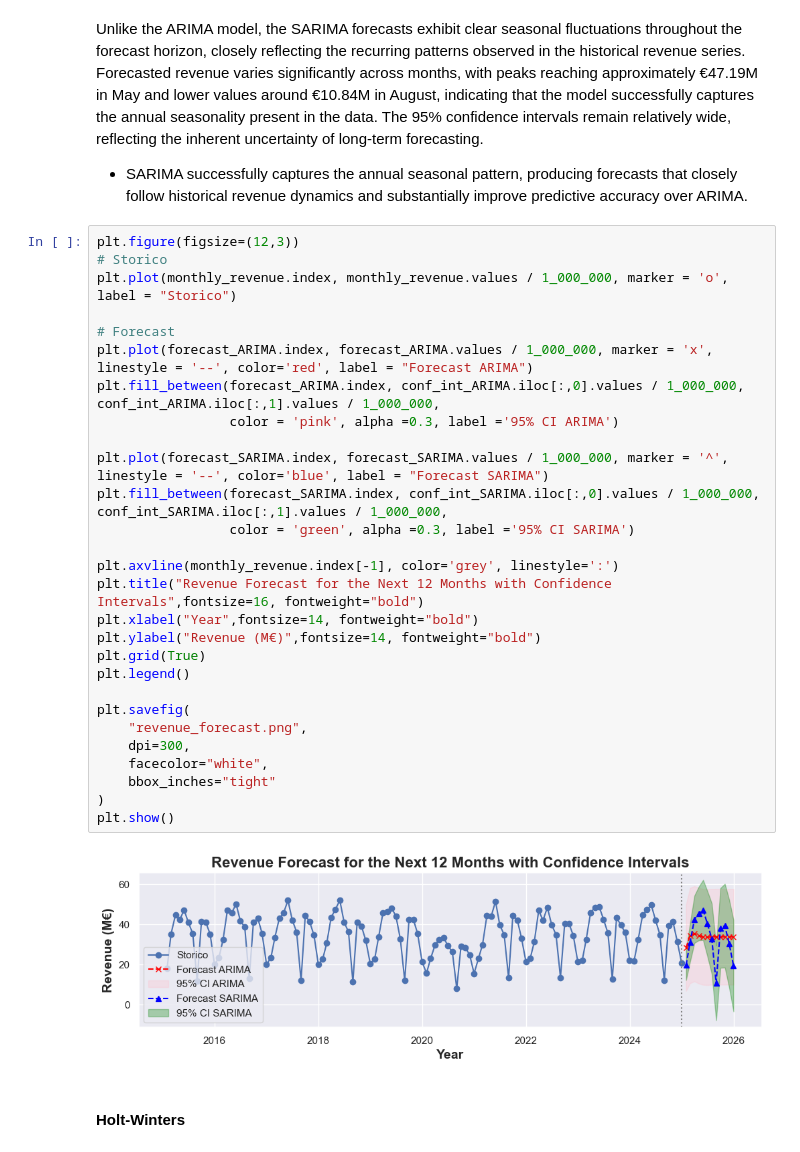
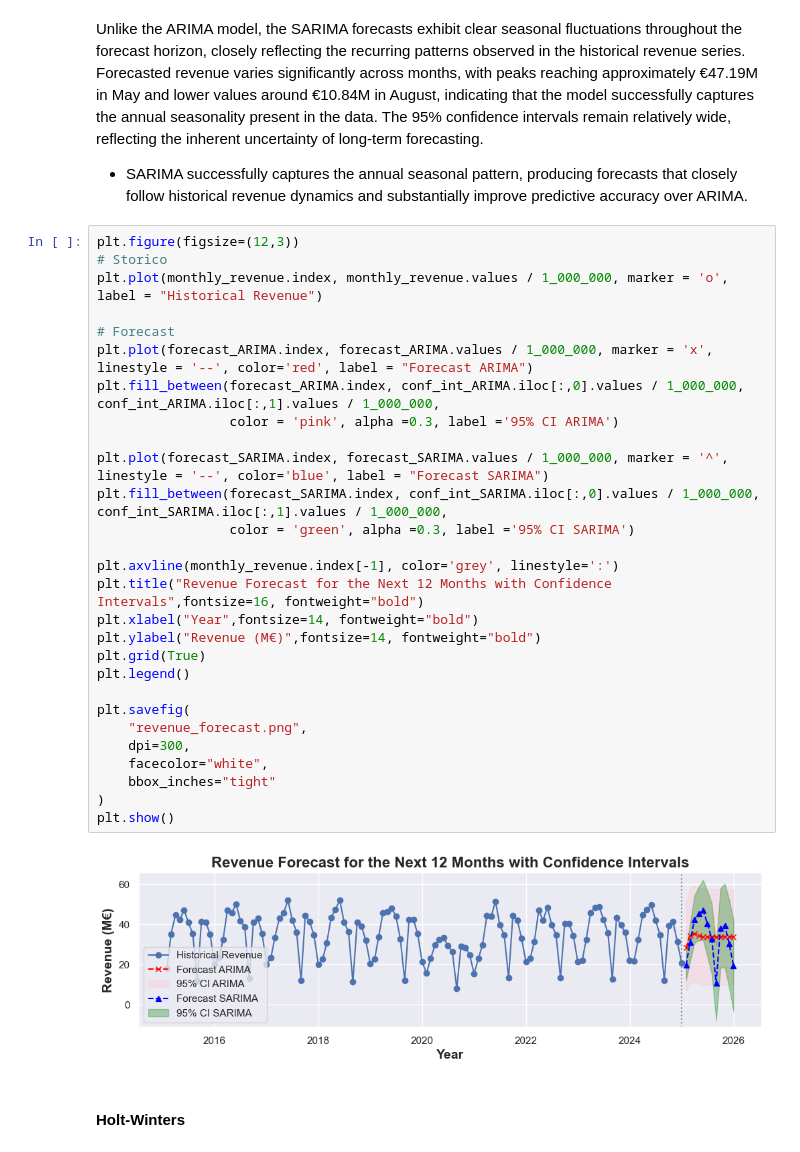
Before and after one commit to ericacorra-data/revenue-forecasting-business-case, a Jupyter notebook: business_revenue_forecasting.ipynb, the cells around one changed output. Saved outputs shown, nothing was run; the diff lists cells and outputs as text.

```diff
--- a/business_revenue_forecasting.ipynb
+++ b/business_revenue_forecasting.ipynb
@@ -470,33 +470,33 @@ Unlike the ARIMA model, the SARIMA forecasts exhibit clear seasonal fluctuations
 # %%
 plt.figure(figsize=(12,3))
 # Storico
-plt.plot(monthly_revenue.index, monthly_revenue.values / 1_000_000, marker = 'o', label = "Storico")
+plt.plot(monthly_revenue.index, monthly_revenue.values / 1_000_000, marker = 'o', label = "Historical Revenue")
 
 # Forecast
 plt.plot(forecast_ARIMA.index, forecast_ARIMA.values / 1_000_000, marker = 'x', linestyle = '--', color='red', label = "Forecast ARIMA")
 plt.fill_between(forecast_ARIMA.index, conf_int_ARIMA.iloc[:,0].values / 1_000_000, conf_int_ARIMA.iloc[:,1].values / 1_000_000,
                  color = 'pink', alpha =0.3, label ='95% CI ARIMA')
 
 plt.plot(forecast_SARIMA.index, forecast_SARIMA.values / 1_000_000, marker = '^', linestyle = '--', color='blue', label = "Forecast SARIMA")
 plt.fill_between(forecast_SARIMA.index, conf_int_SARIMA.iloc[:,0].values / 1_000_000, conf_int_SARIMA.iloc[:,1].values / 1_000_000,
                  color = 'green', alpha =0.3, label ='95% CI SARIMA')
 
 plt.axvline(monthly_revenue.index[-1], color='grey', linestyle=':')
 plt.title("Revenue Forecast for the Next 12 Months with Confidence Intervals",fontsize=16, fontweight="bold")
 plt.xlabel("Year",fontsize=14, fontweight="bold")
 plt.ylabel("Revenue (M€)",fontsize=14, fontweight="bold")
 plt.grid(True)
 plt.legend()
 
 plt.savefig(
     "revenue_forecast.png",
     dpi=300,
     facecolor="white",
     bbox_inches="tight"
 )
 plt.show()
 # %% [output]
-[figure, old version]
+[figure, new version]
 # %% [markdown]
 #### Holt-Winters
 # %%
```
Also changed, not shown: parts of 1 cell of this notebook.
